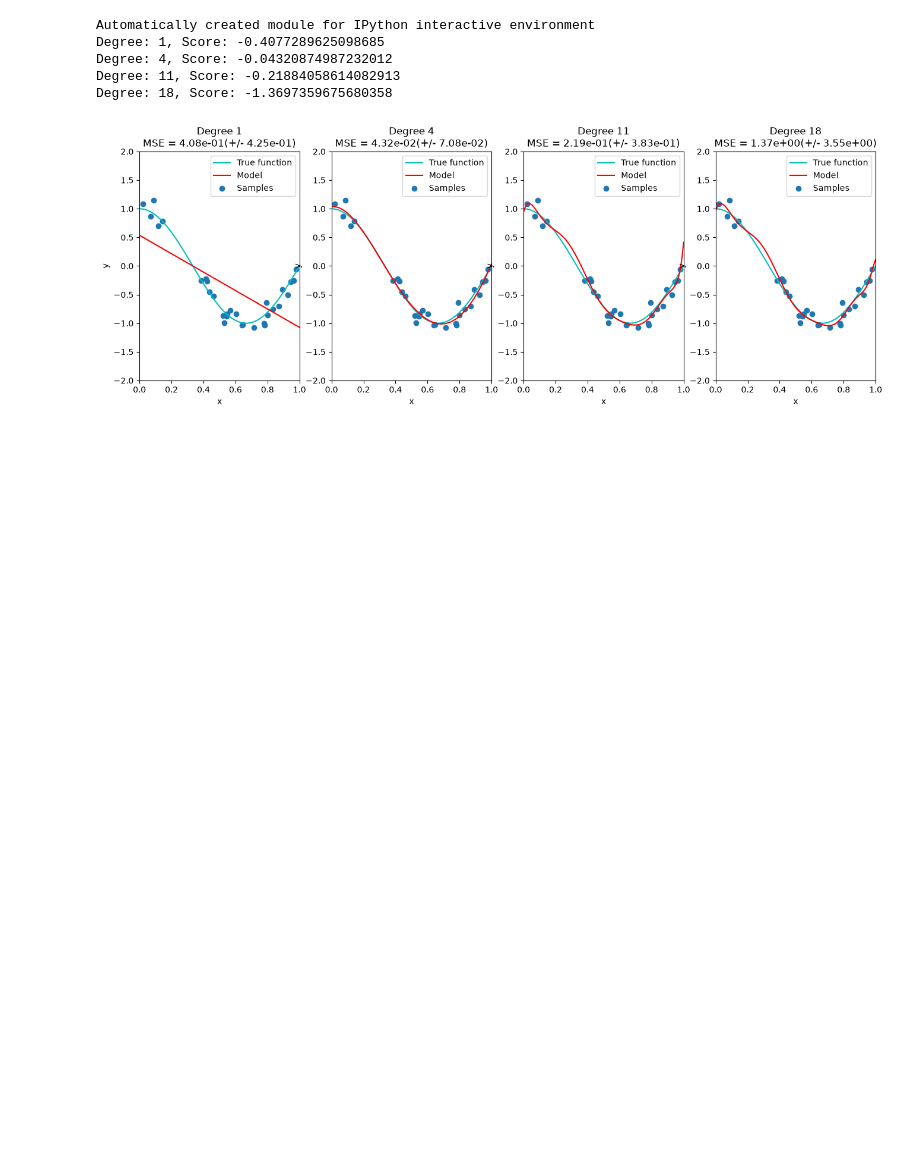
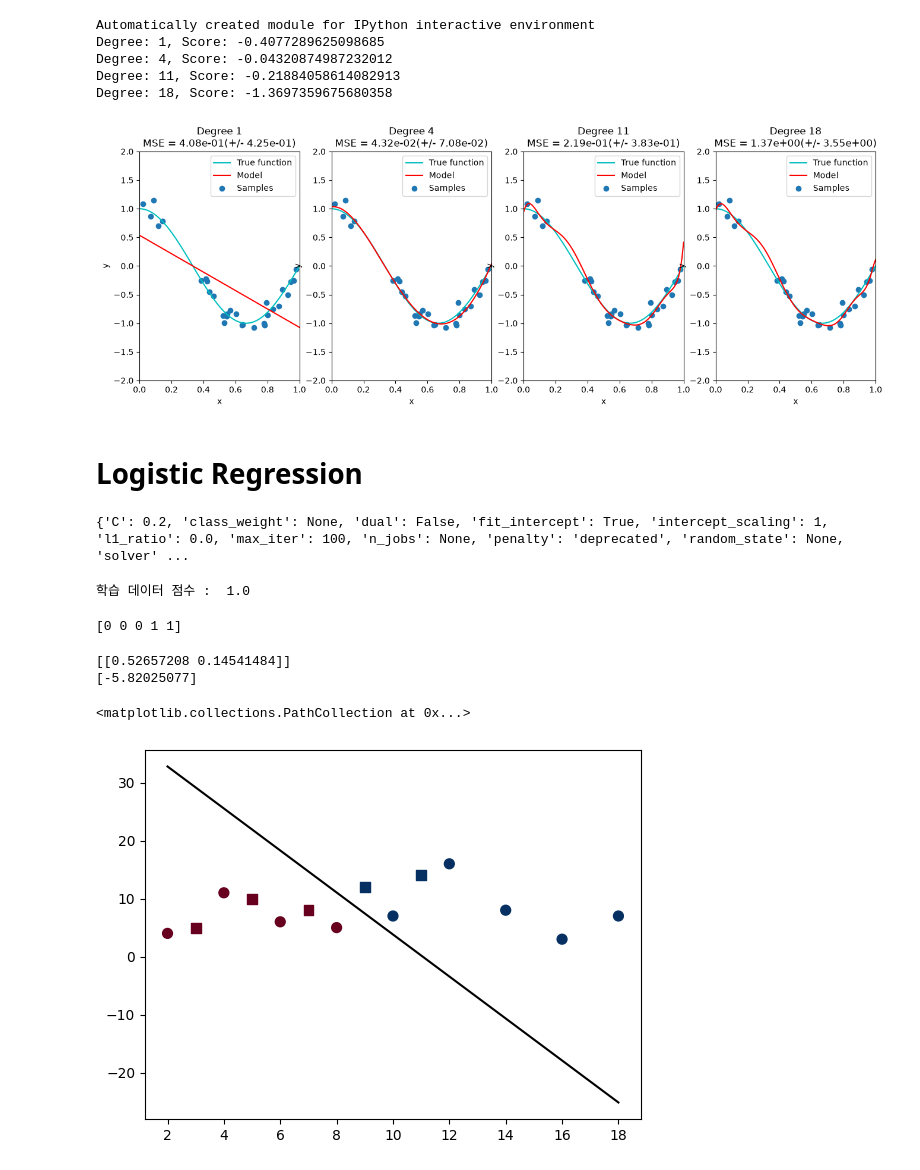
Before and after one commit to dlwlssud123/3-2_DAML, a Jupyter notebook: notebooks/기말공부.ipynb, the cells around one changed output. Cells and saved outputs as stored; diff of their text form; code cells hidden in the pictures; blank space fills up the shorter version.

```diff
--- a/notebooks/기말공부.ipynb
+++ b/notebooks/기말공부.ipynb
@@ -1335,3 +1335,58 @@ Degree: 4, Score: -0.04320874987232012
 Degree: 11, Score: -0.21884058614082913
 Degree: 18, Score: -1.3697359675680358
 [figure]
+# %% [markdown]
+# Logistic Regression
+# %%
+import numpy as np
+from sklearn.linear_model import LogisticRegression
+
+logiMd = LogisticRegression(C = 0.2)
+y_data = np.array([0, 1])
+
+x_data = np.array([[2, 4],
+                   [4, 11],
+                     [6, 6],
+                     [8, 5],
+                     [10, 7],
+                     [12, 16],
+                     [14, 8],
+                     [16, 3],
+                     [18, 7]])
+
+t_data = np.array([0, 0, 0, 0, 1, 1, 1, 1, 1])
+
+logiMd.fit(x_data, t_data)
+print(logiMd.get_params())
+# %% [output]
+{'C': 0.2, 'class_weight': None, 'dual': False, 'fit_intercept': True, 'intercept_scaling': 1, 'l1_ratio': 0.0, 'max_iter': 100, 'n_jobs': None, 'penalty': 'deprecated', 'random_state': None, 'solver' ...
+# %%
+print("학습 데이터 점수 : ", logiMd.score(x_data, t_data))
+# %% [output]
+학습 데이터 점수 :  1.0
+# %%
+test_data = np.array([[3, 5],
+                      [5, 10],
+                      [7, 8],
+                      [9, 12],
+                      [11, 14]])
+pred = logiMd.predict(test_data)
+
+print(pred)
+# %% [output]
+[0 0 0 1 1]
+# %%
+print(logiMd.coef_) # 기울기
+print(logiMd.intercept_) # 절편
+# %% [output]
+[[0.52657208 0.14541484]]
+[-5.82025077]
+# %%
+import matplotlib.pyplot as plt
+
+plt.scatter(x_data[:, 0], x_data[:, 1], c = t_data, s = 50, cmap = 'RdBu')
+plt.plot(x_data[:, 0], (-logiMd.intercept_ - logiMd.coef_[0][0]*x_data[:, 0])/logiMd.coef_[0][1], 'k-')
+plt.scatter(test_data[:, 0], test_data[:, 1], c = pred, s = 50, cmap = 'RdBu', marker = 's')
+# %% [output]
+<matplotlib.collections.PathCollection at 0x...>
+[figure, added]
```
Also changed, not shown: parts of 57 cells of this notebook, 2 other files.
